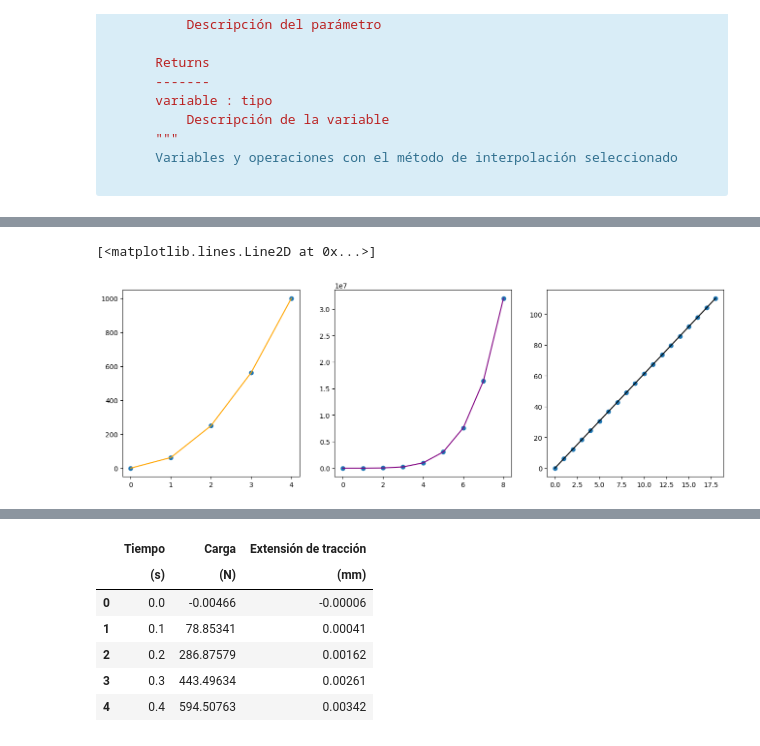
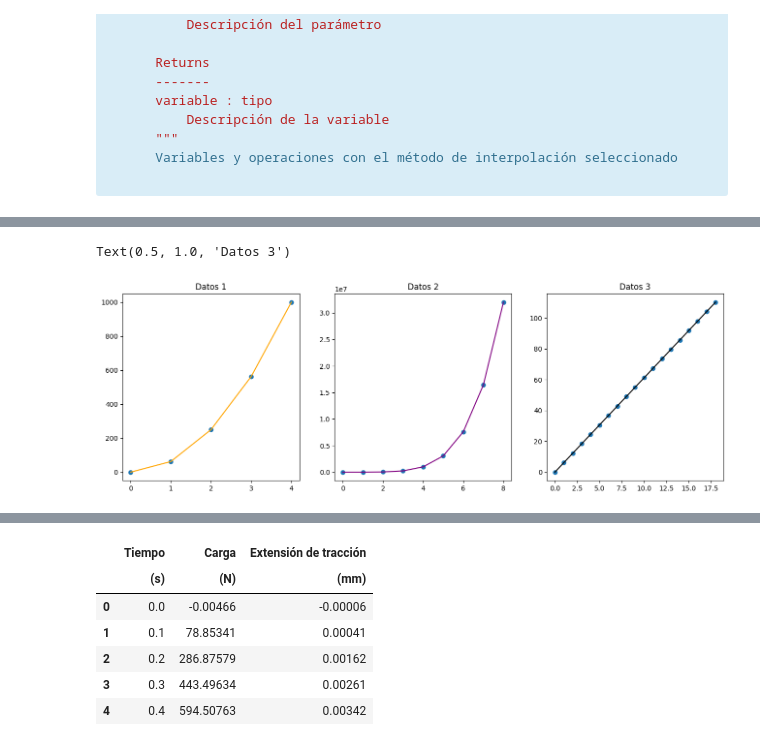
Before and after one commit to Cricea/Taller_1_HC_2023, a Jupyter notebook: Taller_1.ipynb, the cells around one changed output, grey strips where cells are left out. Saved outputs shown, nothing was run; the diff lists cells and outputs as text; code cells hidden in the pictures.

```diff
--- a/Taller_1.ipynb
+++ b/Taller_1.ipynb
@@ -155,15 +158,18 @@ inter_3 = InterpolatedUnivariateSpline(datosx_3,datos_3,k=5)
 # %%
 # 1.4. Gráficar los datos interpolados
 fig, ax = plt.subplots(1,3,figsize=(16,5))
 ax[0].scatter(datosx_1, datos_1)
 ax[0].plot(datosx_1,inter_1(datosx_1),color="orange")
+ax[0].set_title('Datos 1')
 ax[1].scatter(datosx_2, datos_2)
 ax[1].plot(datosx_2,inter_2(datosx_2),color="purple")
+ax[1].set_title('Datos 2')
 ax[2].scatter(datosx_3, datos_3)
 ax[2].plot(datosx_3,inter_3(datosx_3),color="black")
+ax[2].set_title('Datos 3')
 # %% [output]
-[<matplotlib.lines.Line2D at 0x...>]
+Text(0.5, 1.0, 'Datos 3')
-[figure, old version]
+[figure, new version]
 # %% [markdown]
 ----
 ## Punto 2
```
Also changed, not shown: parts of 1 cell of this notebook.
